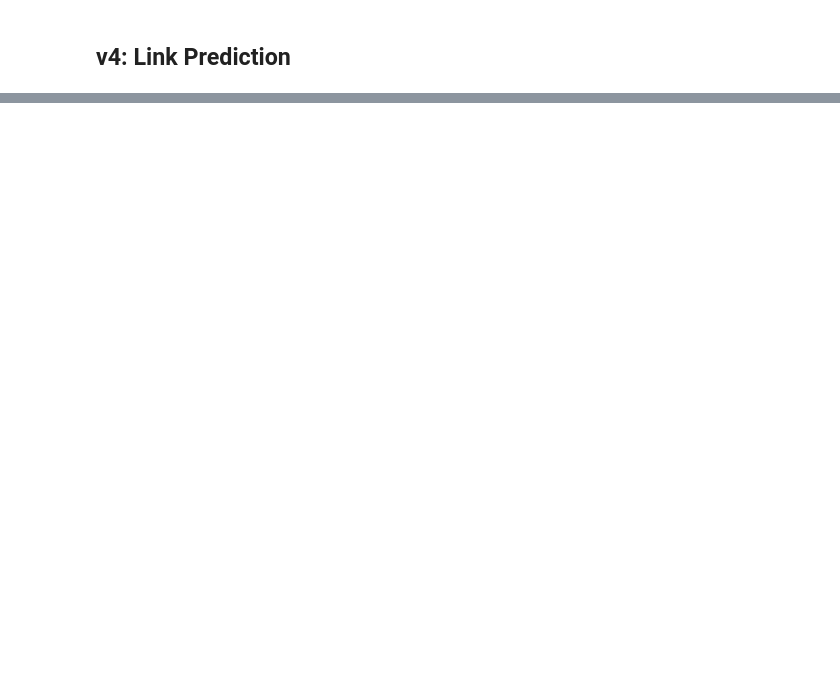
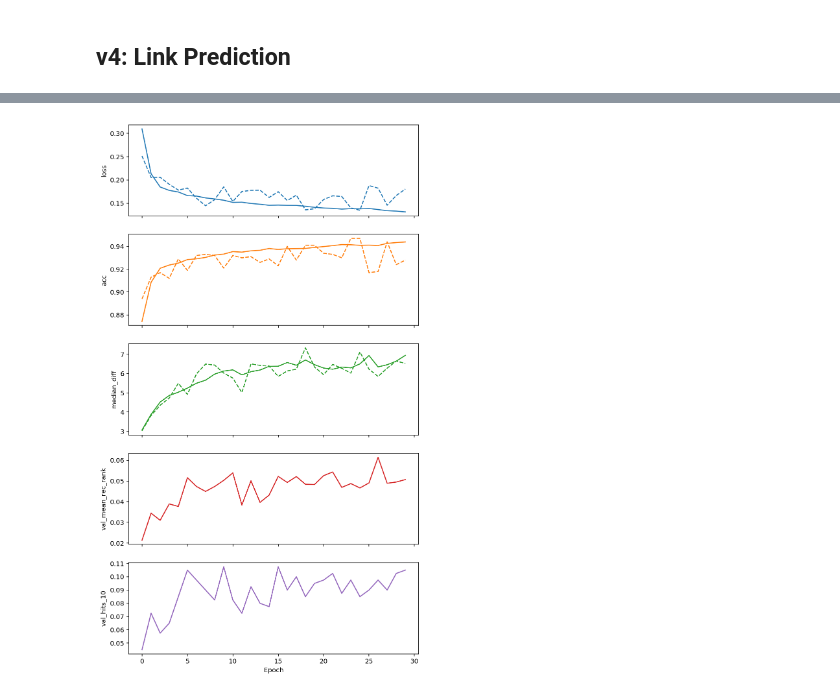
Before and after one commit to jrieke/sampled-rgcn, a Jupyter notebook: playground.ipynb, the cells around one changed output, grey strips where cells are left out. Cells and saved outputs as stored; diff of their text form; code cells hidden in the pictures; blank space fills up the shorter version.

Commit message:
Added history object, training with epochs, improved ranking evaluation, improved DistMult module

```diff
--- a/playground.ipynb
+++ b/playground.ipynb
@@ -1265,0 +1494,16 @@ sample_negatives(triples_list[:5], num_nodes)
+# %%
+# Set up network, loss, optimizer and history logger. Start a new training run from here.
+use_cuda = True
+
+net = UnsupervisedRGCN(feat_data, adj_lists_per_relation)
+if use_cuda and torch.cuda.is_available():
+    print('Moving network to GPU')
+    net.cuda()
+
+# TODO: Maybe move loss function to model.
+loss_function = SimplifiedMarginRankingLoss(1)
+parameters_to_optimize = filter(lambda parameter: parameter.requires_grad, net.parameters())
+optimizer = torch.optim.Adam(parameters_to_optimize, lr=0.001)
+print('Optimizing', len(parameters_to_optimize), 'parameters')
+
+history = History()
@@ -1362,0 +1769,4 @@ def predict(net, samples, batch_size=256):
+# %%
+history.plot('loss', 'acc', 'median_diff', 'val_mean_rec_rank', 'val_hits_10', figsize=(8, 15))
+# %% [output]
+[figure, added]
```
Also changed, not shown: parts of 30 cells of this notebook.
